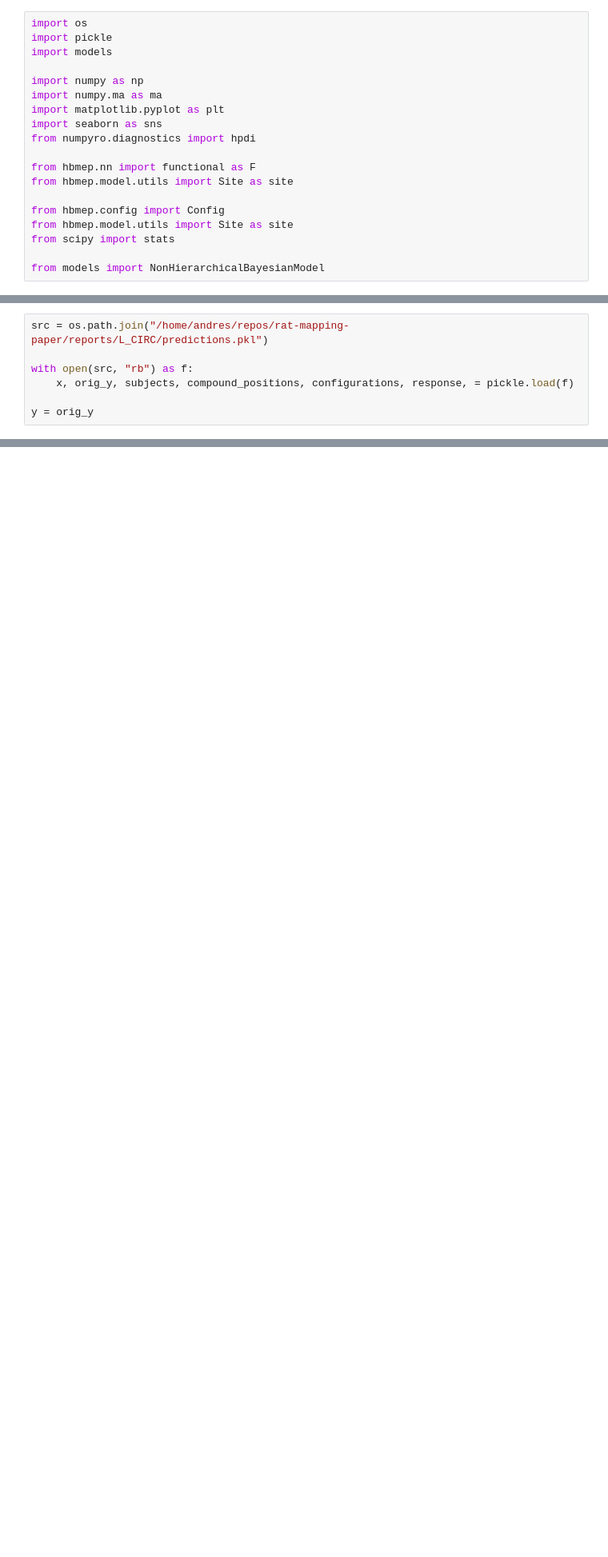
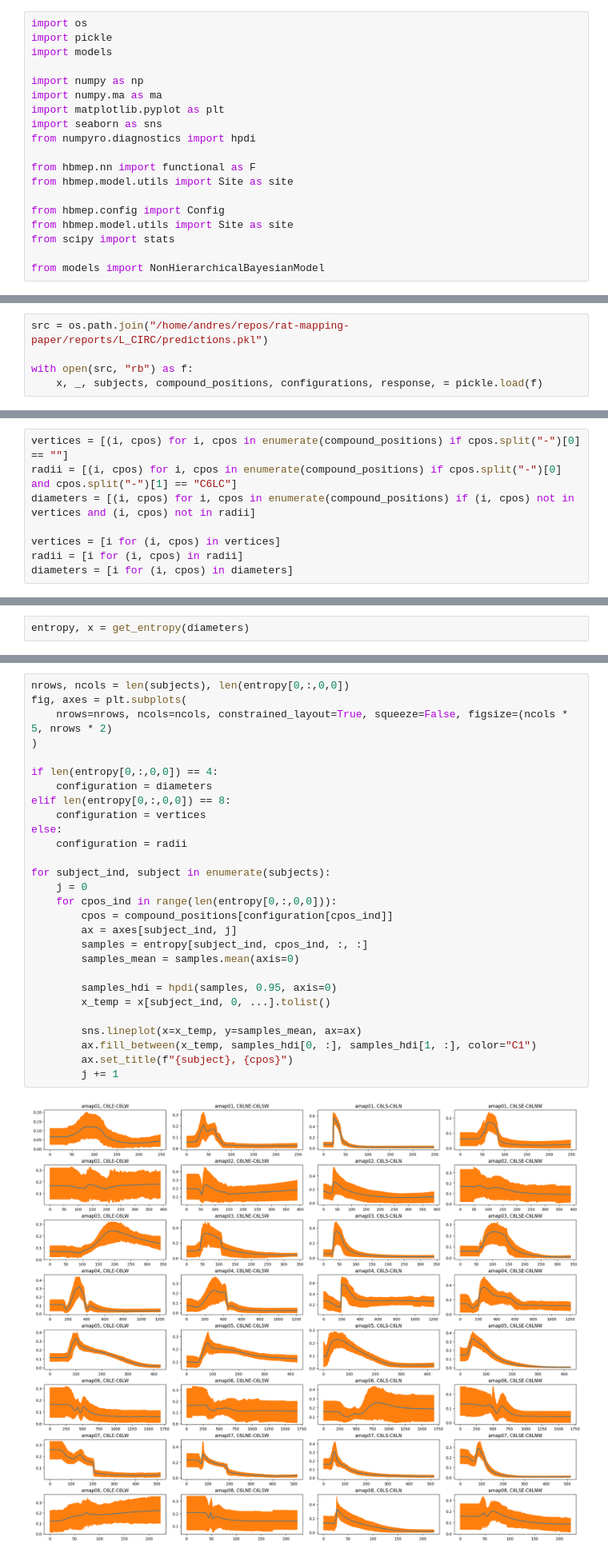
Before and after one commit to hbmep/rat-mapping, a Jupyter notebook: notebooks/L_CIRC/v3_selectivity.ipynb, the cells around one changed output, grey strips where cells are left out. Shown at 80% size. Saved outputs shown, nothing was run; the diff lists cells and outputs as text; blank space fills up the shorter version.

Commit message:
Plotting

```diff
--- a/notebooks/L_CIRC/v3_selectivity.ipynb
+++ b/notebooks/L_CIRC/v3_selectivity.ipynb
@@ -34,6 +52,4 @@ An NVIDIA GPU may be present on this machine, but a CUDA-enabled jaxlib is not i
 src = os.path.join("/home/andres/repos/rat-mapping-paper/reports/L_CIRC/predictions.pkl")
 
 with open(src, "rb") as f:
-    x, orig_y, subjects, compound_positions, configurations, response, = pickle.load(f)
-
-y = orig_y
+    x, _, subjects, compound_positions, configurations, response, = pickle.load(f)
@@ -39,0 +123,8 @@ y = orig_y
+# %%
+vertices = [(i, cpos) for i, cpos in enumerate(compound_positions) if cpos.split("-")[0] == ""]
+radii = [(i, cpos) for i, cpos in enumerate(compound_positions) if cpos.split("-")[0] and cpos.split("-")[1] == "C6LC"]
+diameters = [(i, cpos) for i, cpos in enumerate(compound_positions) if (i, cpos) not in vertices and (i, cpos) not in radii]
+
+vertices = [i for (i, cpos) in vertices]
+radii = [i for (i, cpos) in radii]
+diameters = [i for (i, cpos) in diameters]
@@ -39,0 +135,2 @@ y = orig_y
+# %%
+entropy, x = get_entropy(diameters)
@@ -90,0 +147,30 @@ x.shape
+# %%
+nrows, ncols = len(subjects), len(entropy[0,:,0,0])
+fig, axes = plt.subplots(
+    nrows=nrows, ncols=ncols, constrained_layout=True, squeeze=False, figsize=(ncols * 5, nrows * 2)
+)
+
+if len(entropy[0,:,0,0]) == 4:
+    configuration = diameters
+elif len(entropy[0,:,0,0]) == 8:
+    configuration = vertices
+else:
+    configuration = radii
+
+for subject_ind, subject in enumerate(subjects):
+    j = 0
+    for cpos_ind in range(len(entropy[0,:,0,0])):
+        cpos = compound_positions[configuration[cpos_ind]]
+        ax = axes[subject_ind, j]
+        samples = entropy[subject_ind, cpos_ind, :, :]
+        samples_mean = samples.mean(axis=0)
+
+        samples_hdi = hpdi(samples, 0.95, axis=0)
+        x_temp = x[subject_ind, 0, ...].tolist()
+
+        sns.lineplot(x=x_temp, y=samples_mean, ax=ax)
+        ax.fill_between(x_temp, samples_hdi[0, :], samples_hdi[1, :], color="C1")
+        ax.set_title(f"{subject}, {cpos}")
+        j += 1
+# %% [output]
+[figure, added]
```
Also changed, not shown: parts of 28 cells of this notebook, 2 other files.
